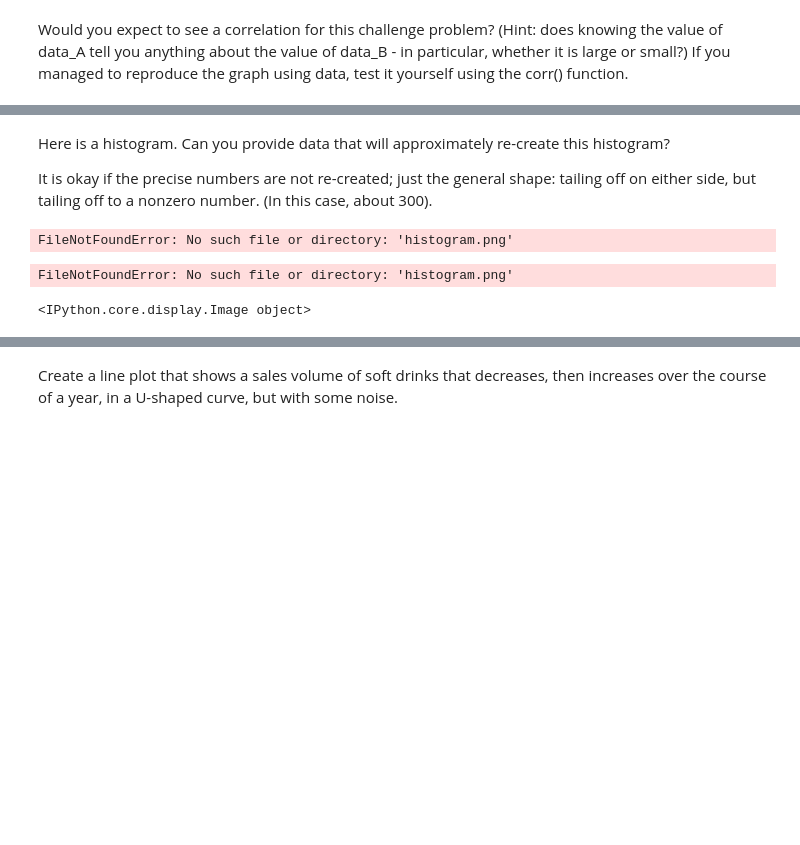
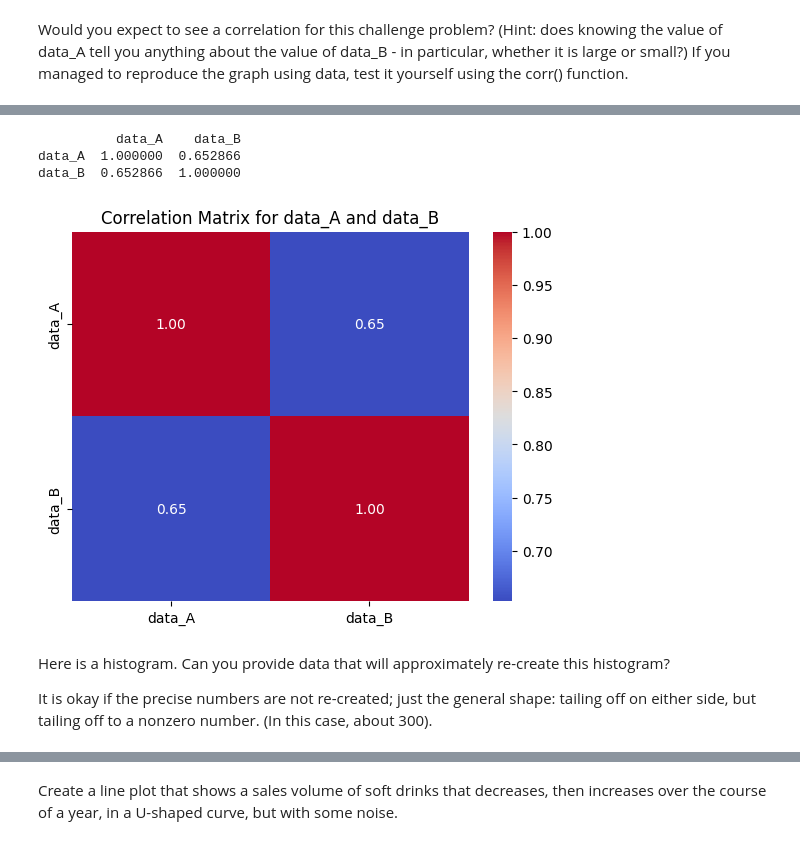
Before and after one commit to cwmckee91/dx699, a Jupyter notebook: 2025-spring-B2/ModB2-Week5-McKee-Chris.ipynb, the cells around one changed output, grey strips where cells are left out. Cells and saved outputs as stored; diff of their text form; code cells hidden in the pictures; blank space fills up the shorter version.

```diff
--- a/2025-spring-B2/ModB2-Week5-McKee-Chris.ipynb
+++ b/2025-spring-B2/ModB2-Week5-McKee-Chris.ipynb
@@ -192,11 +231,19 @@ Would you expect to see a correlation for this challenge problem?  (Hint: does k
+# %%
+corr_matrix = df.corr()
+print(corr_matrix)
+
+sns.heatmap(corr_matrix, annot=True, cmap="coolwarm", fmt=".2f")
+plt.title("Correlation Matrix for data_A and data_B")
+plt.show()
+# %% [output]
+          data_A    data_B
+data_A  1.000000  0.652866
+data_B  0.652866  1.000000
+[figure, added]
 # %% [markdown]
 Here is a histogram.  Can you provide data that will approximately re-create this histogram?
 
 It is okay if the precise numbers are not re-created; just the general shape: tailing off on either side, but tailing off to a nonzero number.  (In this case, about 300).
 # %%
-from IPython.display import Image
-Image("histogram.png")
+# from IPython.display import Image
+# Image("histogram.png")
-# %% [output]
-FileNotFoundError: No such file or directory: 'histogram.png'
-FileNotFoundError: No such file or directory: 'histogram.png'
-<IPython.core.display.Image object>
```
Also changed, not shown: parts of 9 cells of this notebook.
